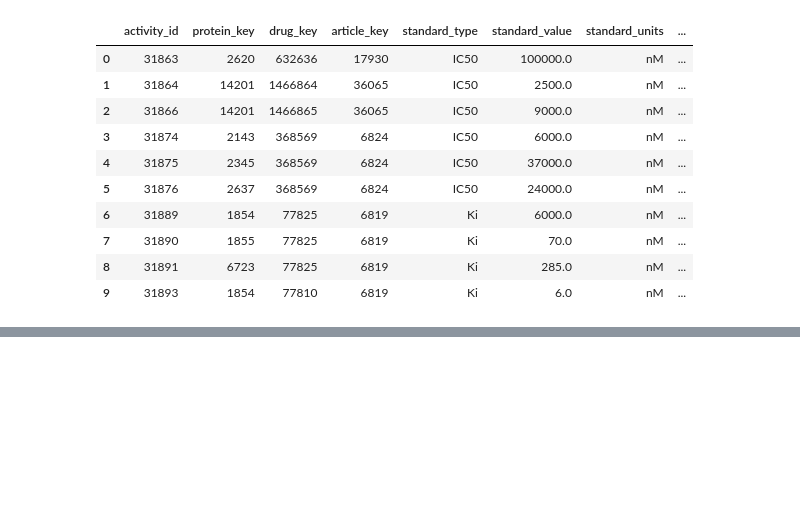
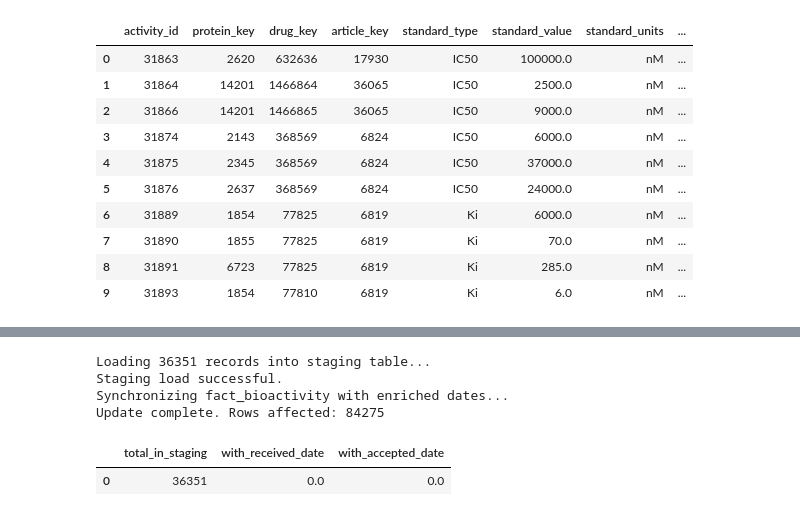
Before and after one commit to BlackSabbitch/ELIQSIR, a Jupyter notebook: ipai_project/notebooks/IPAI_dwh_setup.ipynb, the cells around one changed output, grey strips where cells are left out. Saved outputs shown, nothing was run; the diff lists cells and outputs as text; code cells hidden in the pictures; blank space fills up the shorter version.

```diff
--- a/ipai_project/notebooks/IPAI_dwh_setup.ipynb
+++ b/ipai_project/notebooks/IPAI_dwh_setup.ipynb
@@ -768,0 +817,19 @@ LIVE TABLE: FACT_BIOACTIVITY
+# %%
+from ipai_project.src.etl.enrichment.article_timeline_loader import EnrichmentLoader
+
+loader = EnrichmentLoader(db_manager)
+
+# Run the full cycle: Load -> Update
+loader.load_to_staging()
+loader.run_update()
+
+# Check the results
+summary = loader.get_validation_summary()
+display(summary)
+# %% [output]
+Loading 36351 records into staging table...
+Staging load successful.
+Synchronizing fact_bioactivity with enriched dates...
+Update complete. Rows affected: 84275
+|  | total_in_staging | with_received_date | with_accepted_date |
+| 0 | 36351 | 0.0 | 0.0 |
```
Also changed, not shown: parts of 7 cells of this notebook, 7 other files.
